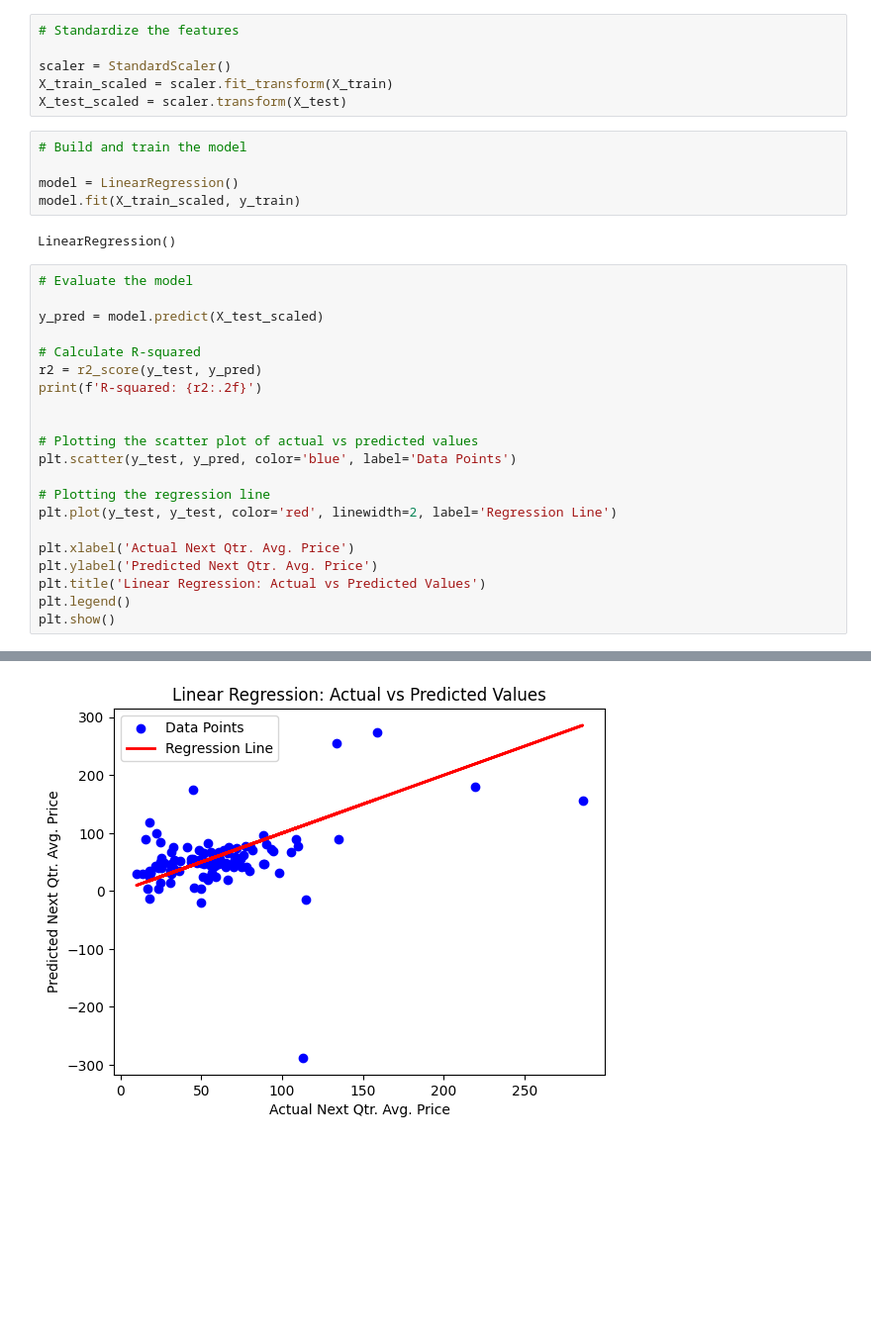
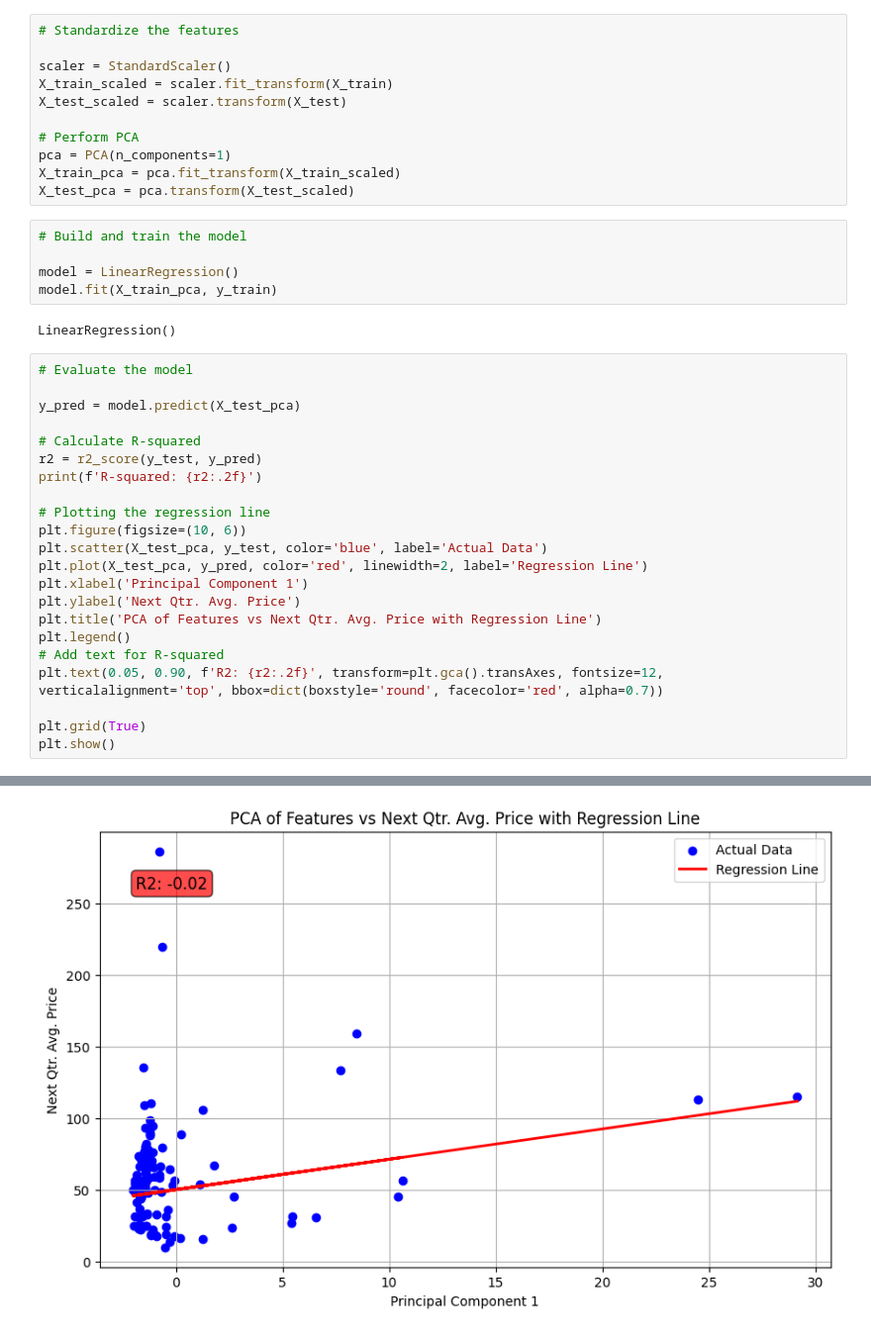
Before and after one commit to aishwaryapb/stock_price_prediction, a Jupyter notebook: model_development/linear_model.ipynb, the cells around one changed output, grey strips where cells are left out. Shown at 99% size. Drawn from its saved outputs; the diff is of its cells as text; blank space fills up the shorter version.

Commit message:
Modified the linear_model and the plot

```diff
--- a/model_development/linear_model.ipynb
+++ b/model_development/linear_model.ipynb
@@ -57,32 +58,38 @@ y_test = test_data['Next Qtr. Avg. Price']
 scaler = StandardScaler()
 X_train_scaled = scaler.fit_transform(X_train)
 X_test_scaled = scaler.transform(X_test)
+
+# Perform PCA
+pca = PCA(n_components=1)
+X_train_pca = pca.fit_transform(X_train_scaled)
+X_test_pca = pca.transform(X_test_scaled)
 # %%
 # Build and train the model
 
 model = LinearRegression()
-model.fit(X_train_scaled, y_train)
+model.fit(X_train_pca, y_train)
 # %% [output]
 LinearRegression()
 # %%
 # Evaluate the model
 
-y_pred = model.predict(X_test_scaled)
+y_pred = model.predict(X_test_pca)
 
 # Calculate R-squared
 r2 = r2_score(y_test, y_pred)
 print(f'R-squared: {r2:.2f}')
 
+# Plotting the regression line
+plt.figure(figsize=(10, 6))
+plt.scatter(X_test_pca, y_test, color='blue', label='Actual Data')
+plt.plot(X_test_pca, y_pred, color='red', linewidth=2, label='Regression Line')
+plt.xlabel('Principal Component 1')
+plt.ylabel('Next Qtr. Avg. Price')
+plt.title('PCA of Features vs Next Qtr. Avg. Price with Regression Line')
+plt.legend()
+# Add text for R-squared
+plt.text(0.05, 0.90, f'R2: {r2:.2f}', transform=plt.gca().transAxes, fontsize=12, verticalalignment='top', bbox=dict(boxstyle='round', facecolor='red', alpha=0.7))
 
-# Plotting the scatter plot of actual vs predicted values
-plt.scatter(y_test, y_pred, color='blue', label='Data Points')
-
-# Plotting the regression line
-plt.plot(y_test, y_test, color='red', linewidth=2, label='Regression Line')
-
-plt.xlabel('Actual Next Qtr. Avg. Price')
-plt.ylabel('Predicted Next Qtr. Avg. Price')
-plt.title('Linear Regression: Actual vs Predicted Values')
-plt.legend()
+plt.grid(True)
 plt.show()
 # %% [output]
@@ -90 +97 @@ R-squared: -0.92
-[figure, old version]
+[figure, new version]
```
Also changed, not shown: parts of 2 cells of this notebook, 1 other file.
